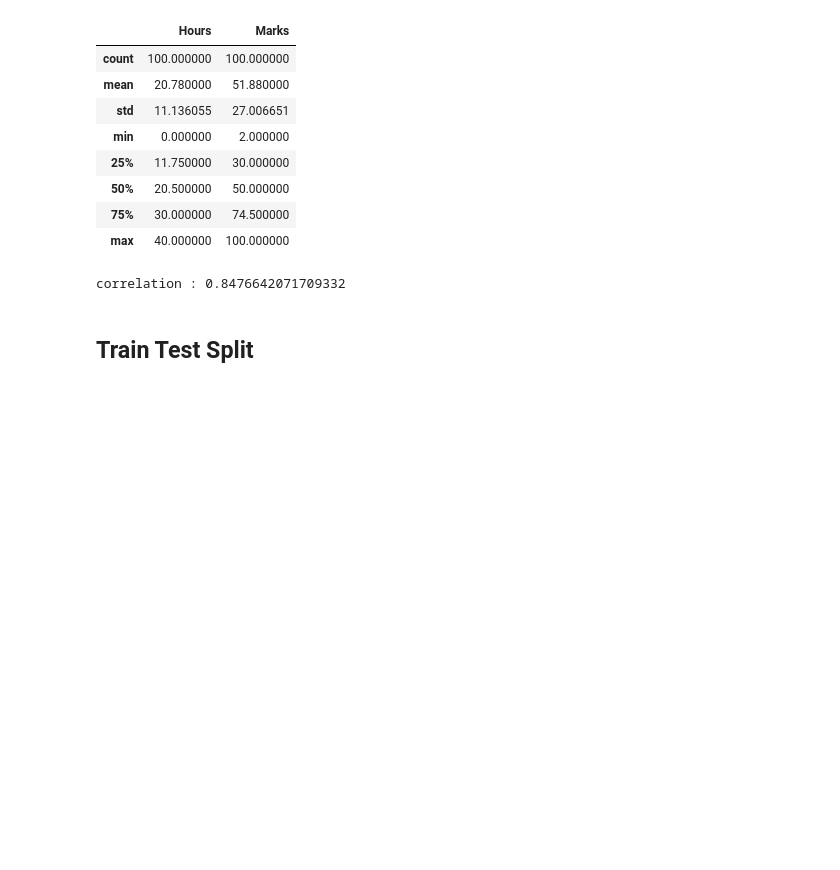
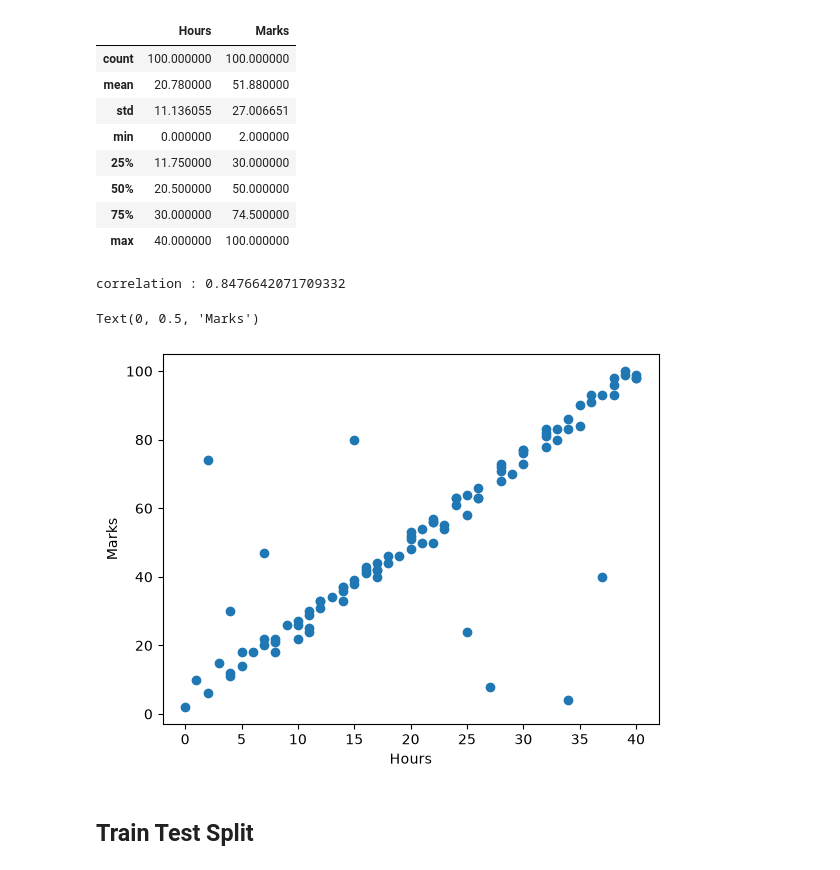
Before and after one commit to syedyaser235/ml-handson, a Jupyter notebook: Linear Regression/linear regression from scratch.ipynb, the cells around one changed output. Cells and saved outputs as stored; diff of their text form; code cells hidden in the pictures; blank space fills up the shorter version.

```diff
--- a/Linear Regression/linear regression from scratch.ipynb
+++ b/Linear Regression/linear regression from scratch.ipynb
@@ -73,6 +73,14 @@ df.describe()
 print('correlation :', df['Hours'].corr(df['Marks']))
 # %% [output]
 correlation : 0.8476642071709332
+# %%
+# plotting the data
+plt.scatter(df['Hours'], df['Marks'])
+plt.xlabel('Hours')
+plt.ylabel('Marks')
+# %% [output]
+Text(0, 0.5, 'Marks')
+[figure, added]
 # %% [markdown]
 ## Train Test Split
 # %%
```
Also changed, not shown: parts of 2 cells of this notebook.
